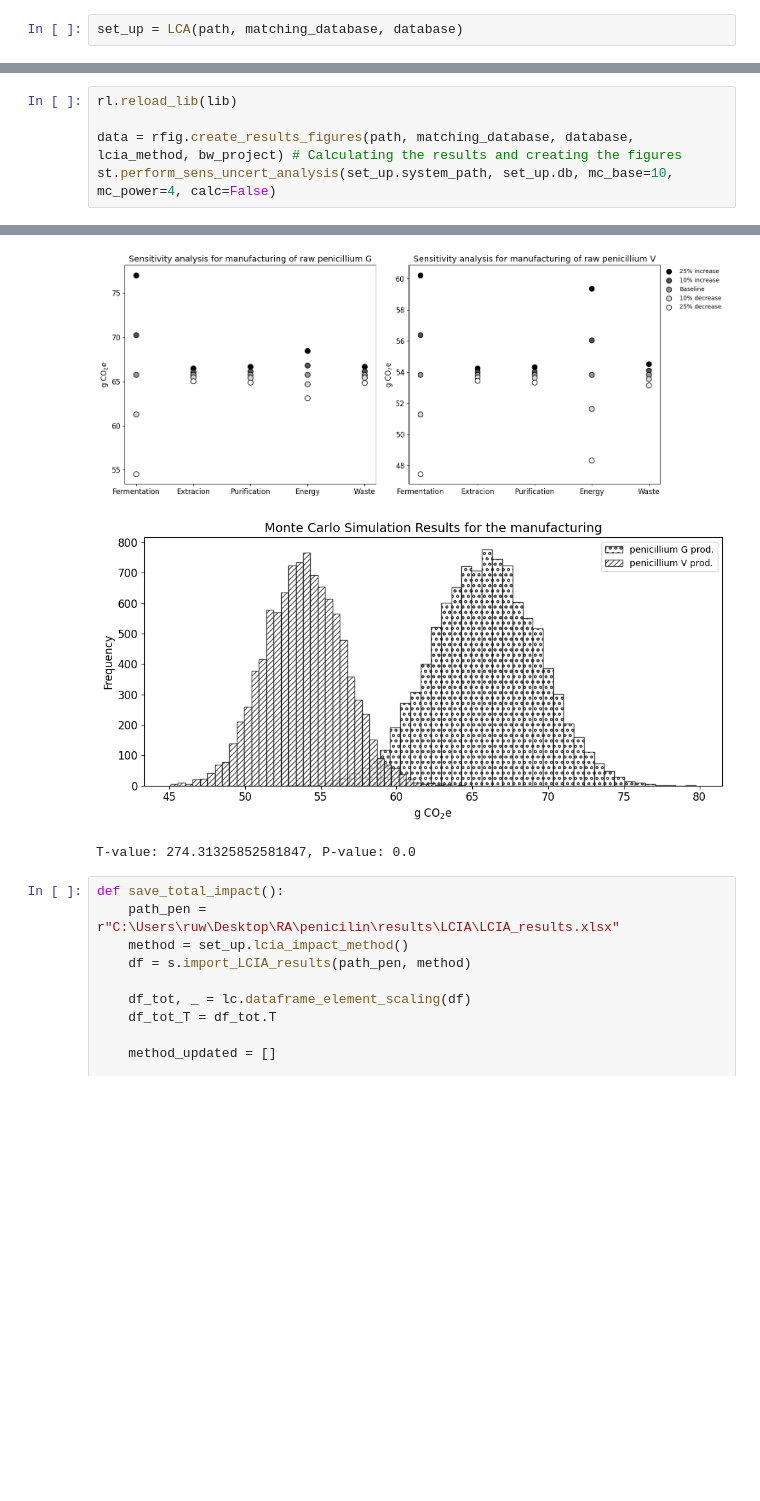
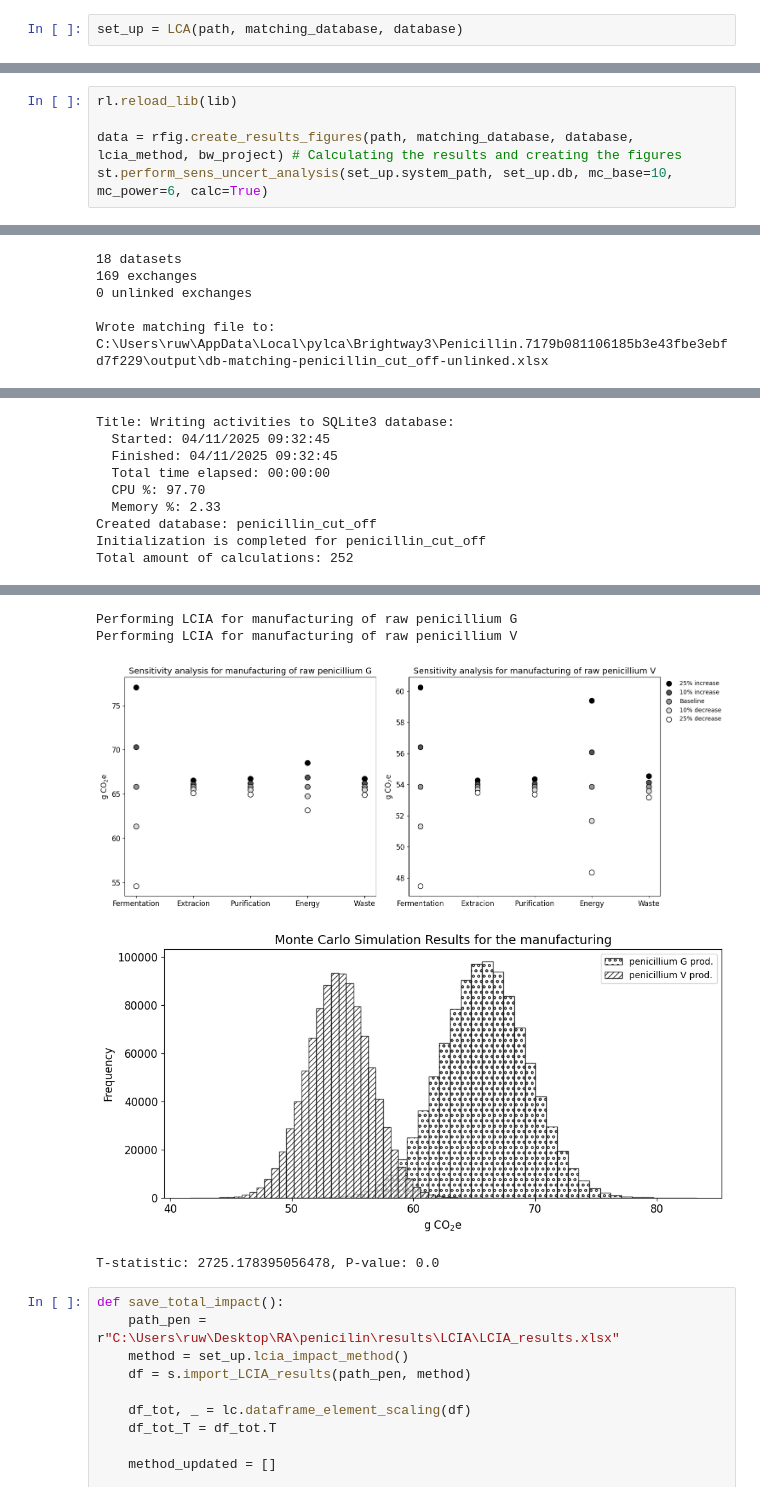
Before and after one commit to RuneWF/penicilin, a Jupyter notebook: Jupyter scripts/main.ipynb, the cells around one changed output, grey strips where cells are left out. Saved outputs shown, nothing was run; the diff lists cells and outputs as text; blank space fills up the shorter version.

```diff
--- a/Jupyter scripts/main.ipynb
+++ b/Jupyter scripts/main.ipynb
@@ -46,5 +36,5 @@ l = [
 rl.reload_lib(lib)
 
 data = rfig.create_results_figures(path, matching_database, database, lcia_method, bw_project) # Calculating the results and creating the figures
-st.perform_sens_uncert_analysis(set_up.system_path, set_up.db, mc_base=10, mc_power=4, calc=False)
+st.perform_sens_uncert_analysis(set_up.system_path, set_up.db, mc_base=10, mc_power=6, calc=True)
 # %% [output]
@@ -52,0 +62,6 @@ Initialization is completed for penicillin_cut_off
+18 datasets
+169 exchanges
+0 unlinked exchanges
+
+Wrote matching file to:
+C:\Users\ruw\AppData\Local\pylca\Brightway3\Penicillin.7179b081106185b3e43fbe3ebfd7f229\output\db-matching-penicillin_cut_off-unlinked.xlsx
@@ -53,8 +70,19 @@ Initialization is completed for penicillin_cut_off
+Title: Writing activities to SQLite3 database:
+  Started: 04/11/2025 09:32:45
+  Finished: 04/11/2025 09:32:45
+  Total time elapsed: 00:00:00
+  CPU %: 97.70
+  Memory %: 2.33
+Created database: penicillin_cut_off
+Initialization is completed for penicillin_cut_off
+Total amount of calculations: 252
 [figure]
 [figure]
+Performing LCIA for manufacturing of raw penicillium G
+Performing LCIA for manufacturing of raw penicillium V
 [figure]
-[figure, old version]
+[figure, new version]
-T-value: 274.31325852581847, P-value: 0.0
+T-statistic: 2725.178395056478, P-value: 0.0
 # %%
 def save_total_impact():
     path_pen = r"C:\Users\ruw\Desktop\RA\penicilin\results\LCIA\LCIA_results.xlsx"
```
Also changed, not shown: parts of 4 cells of this notebook, 9 other files.
